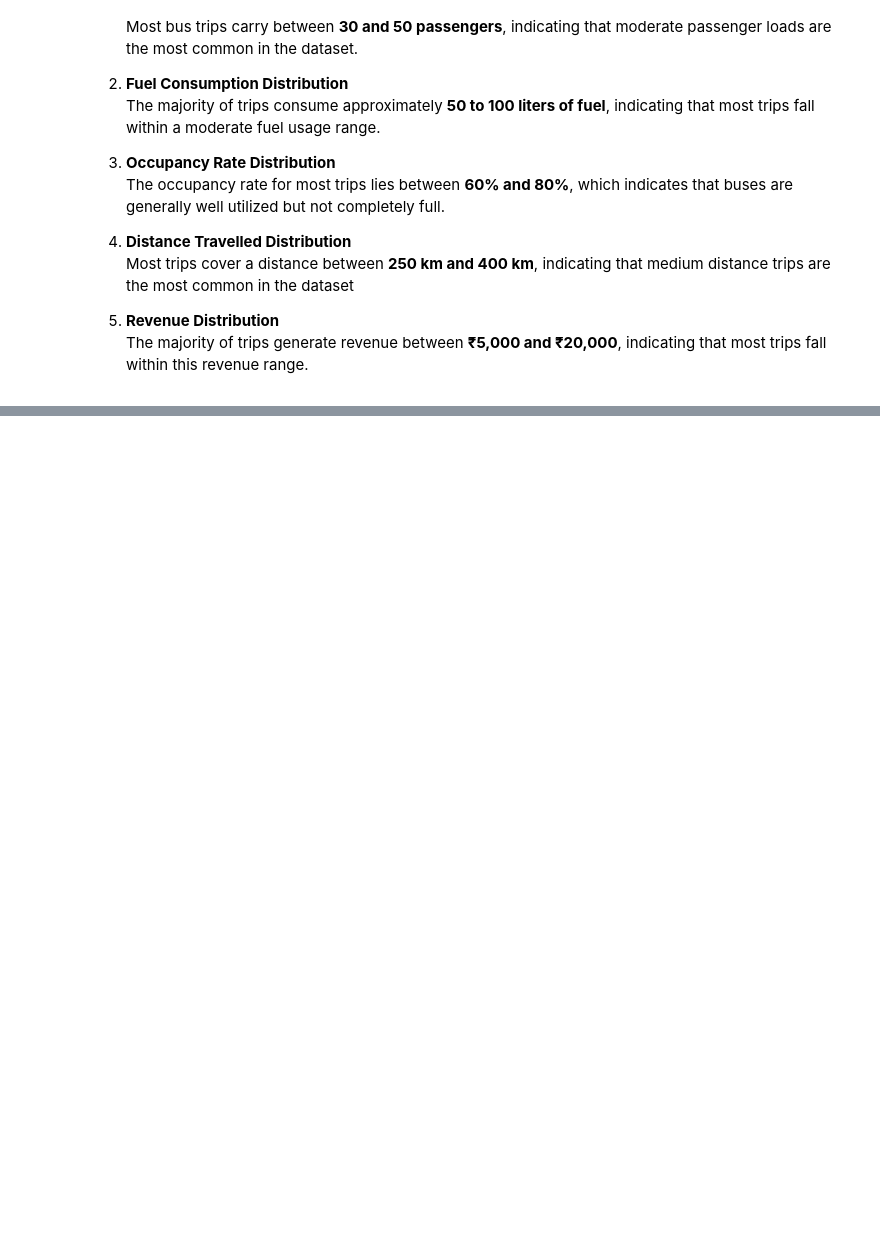
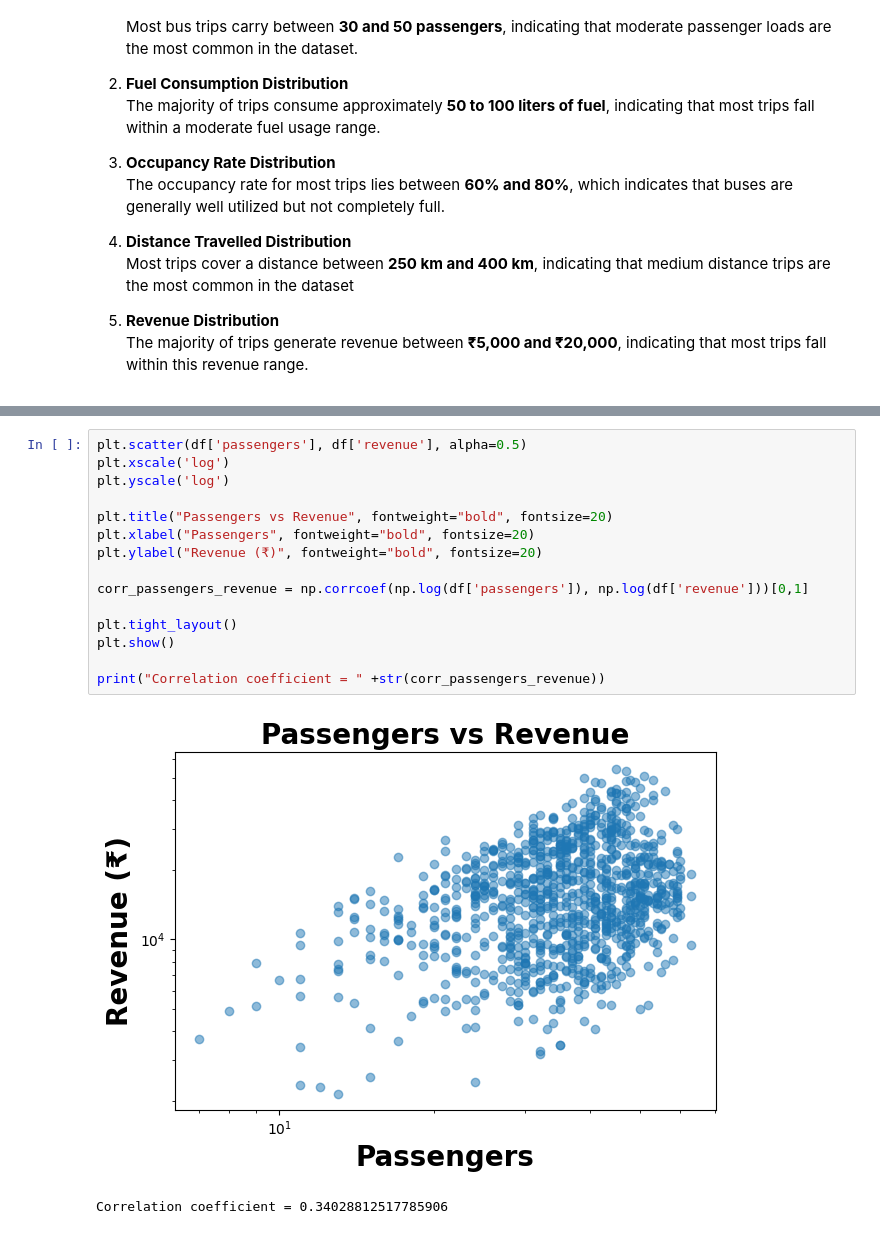
Before and after one commit to VRYeshwanth/AI-ML-Journey, a Jupyter notebook: Matplotlib Basics/Transport Data Analysis/analysis.ipynb, the cells around one changed output, grey strips where cells are left out. Cells and saved outputs as stored; diff of their text form; blank space fills up the shorter version.

```diff
--- a/Matplotlib Basics/Transport Data Analysis/analysis.ipynb
+++ b/Matplotlib Basics/Transport Data Analysis/analysis.ipynb
@@ -216,0 +232,18 @@ The majority of trips generate revenue between **₹5,000 and ₹20,000**, indic
+# %%
+plt.scatter(df['passengers'], df['revenue'], alpha=0.5)
+plt.xscale('log')
+plt.yscale('log')
+
+plt.title("Passengers vs Revenue", fontweight="bold", fontsize=20)
+plt.xlabel("Passengers", fontweight="bold", fontsize=20)
+plt.ylabel("Revenue (₹)", fontweight="bold", fontsize=20)
+
+corr_passengers_revenue = np.corrcoef(np.log(df['passengers']), np.log(df['revenue']))[0,1]
+
+plt.tight_layout()
+plt.show()
+
+print("Correlation coefficient = " +str(corr_passengers_revenue))
+# %% [output]
+[figure, added]
+Correlation coefficient = 0.34028812517785906
```
Also changed, not shown: parts of 2 cells of this notebook.
